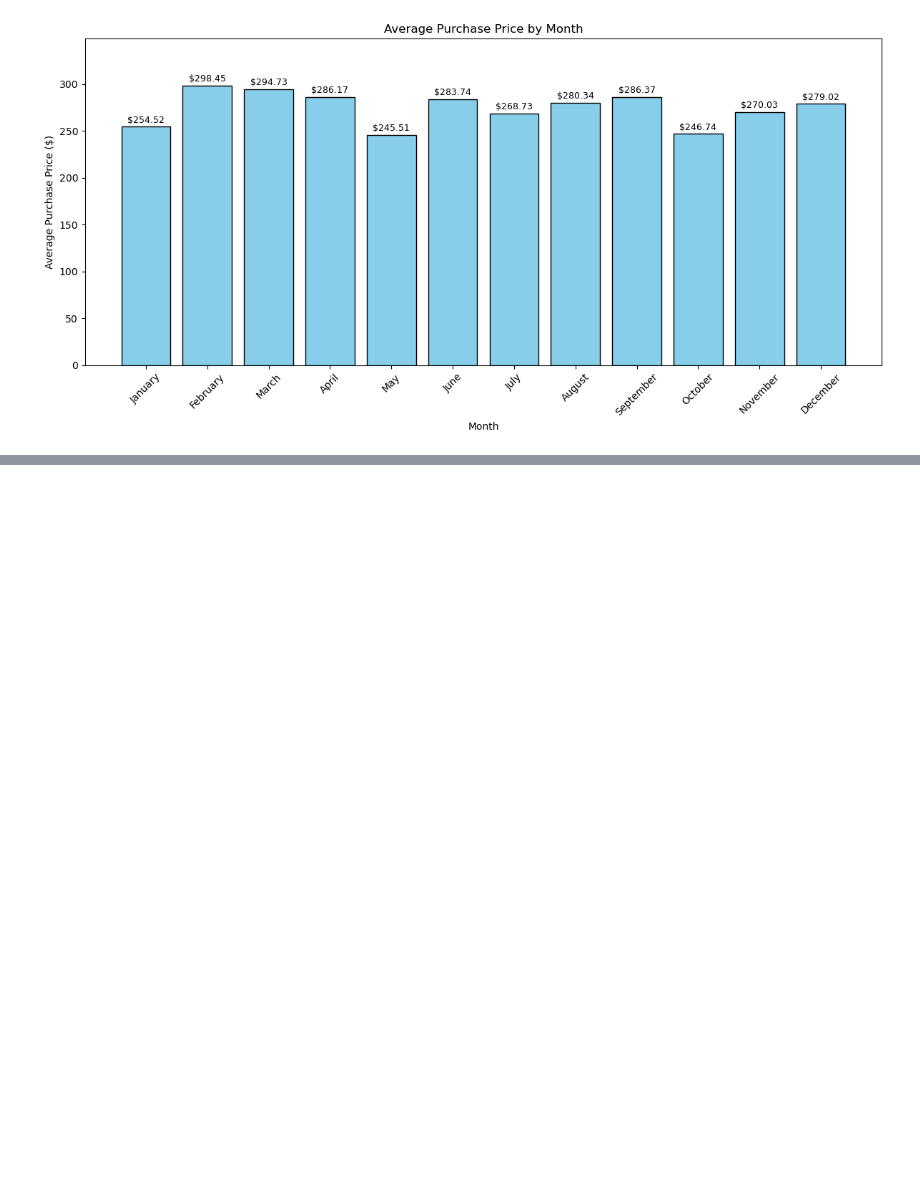
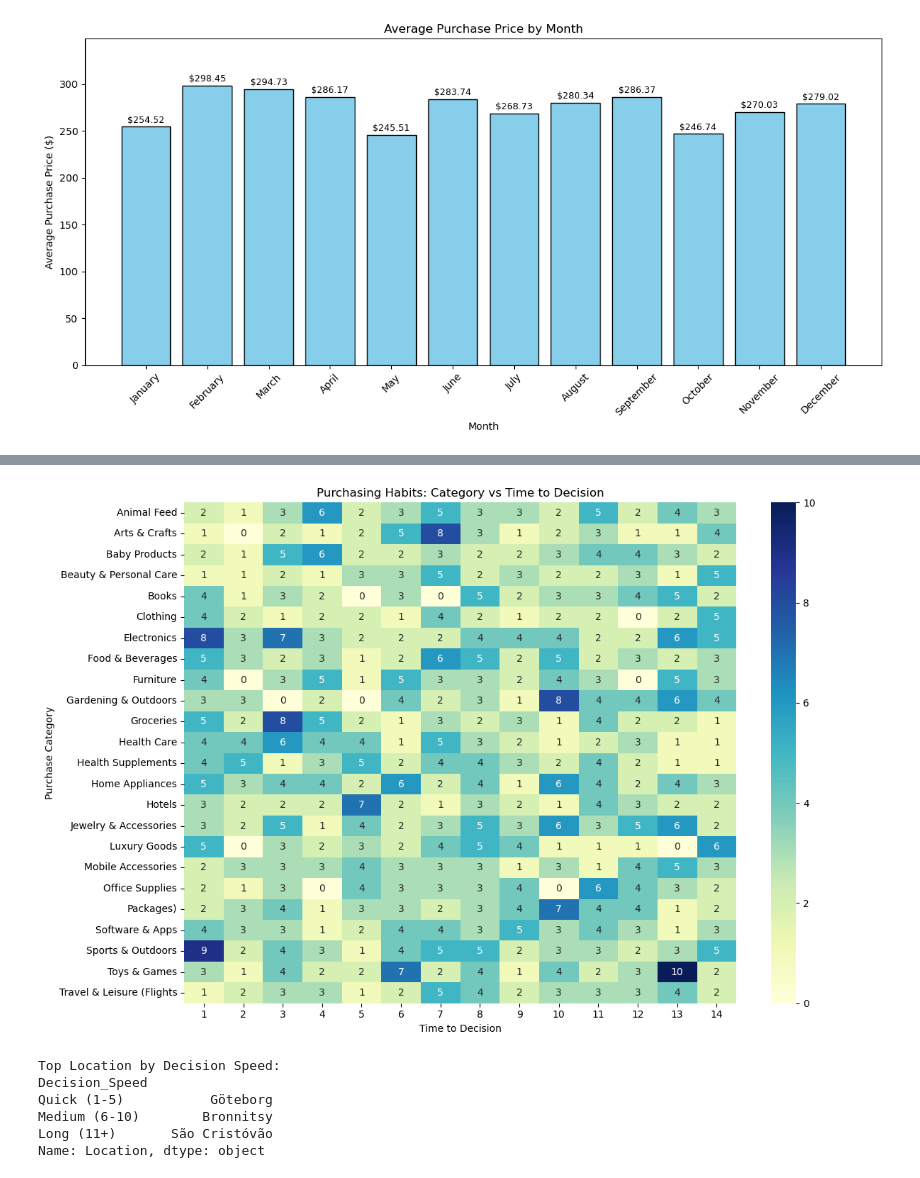
Before and after one commit to Oheb/Consumer_Behavior_Project, a Jupyter notebook: Consumer_Behavior_Project.ipynb, the cells around one changed output, grey strips where cells are left out. Cells and saved outputs as stored; diff of their text form; code cells hidden in the pictures; blank space fills up the shorter version.

```diff
--- a/Consumer_Behavior_Project.ipynb
+++ b/Consumer_Behavior_Project.ipynb
@@ -158,5 +193,42 @@ plt.show()
 # %%
-# Analysis II: Purchasing category measured by Location, Segmenented by Consumer Loyalty
+# Analysis II: Purchasing category Segmenented by Consumer Loyalty in heatmap using speed bins segemented by location:
+
+df = pd.read_csv("Cleaned_Ecommerce_Data.csv")
+
+# --- Part 1: Visualizing the "Habits" (Category vs Time) ---
+# We use a heatmap to identify hotspots (e.g., Electronics = Fast Decision)
+heatmap_data = pd.crosstab(df['Purchase_Category'], df['Time_to_Decision'])
+
+plt.figure(figsize=(12, 8))
+sns.heatmap(heatmap_data, annot=True, fmt='d', cmap='YlGnBu')
+plt.title('Purchasing Habits: Category vs Time to Decision')
+plt.ylabel('Purchase Category')
+plt.xlabel('Time to Decision')
+plt.tight_layout()
+plt.savefig('category_time_heatmap.png')
+plt.show()
+
+# --- Part 2: The "Location" Measurement ---
+# Since we can't plot 900+ cities, we bin them by "Speed" to find leaders
+bins = [0, 5, 10, 15]
+labels = ['Quick (1-5)', 'Medium (6-10)', 'Long (11+)']
+df['Decision_Speed'] = pd.cut(df['Time_to_Decision'], bins=bins, labels=labels)
+
+# Find the most frequent location for each speed group
+top_locations = df.groupby('Decision_Speed')['Location'].agg(
+    lambda x: x.value_counts().index[0] # Grabs the #1 city
+)
+
+print("Top Location by Decision Speed:")
+print(top_locations)
+# %% [output]
+[figure, added]
+Top Location by Decision Speed:
+Decision_Speed
+Quick (1-5)           Göteborg
+Medium (6-10)        Bronnitsy
+Long (11+)       São Cristóvão
+Name: Location, dtype: object
 # %%
 # Analysis III: Top purchasing catagories across High Income Women measured by Education
 # %%
```
Also changed, not shown: parts of 2 cells of this notebook.
